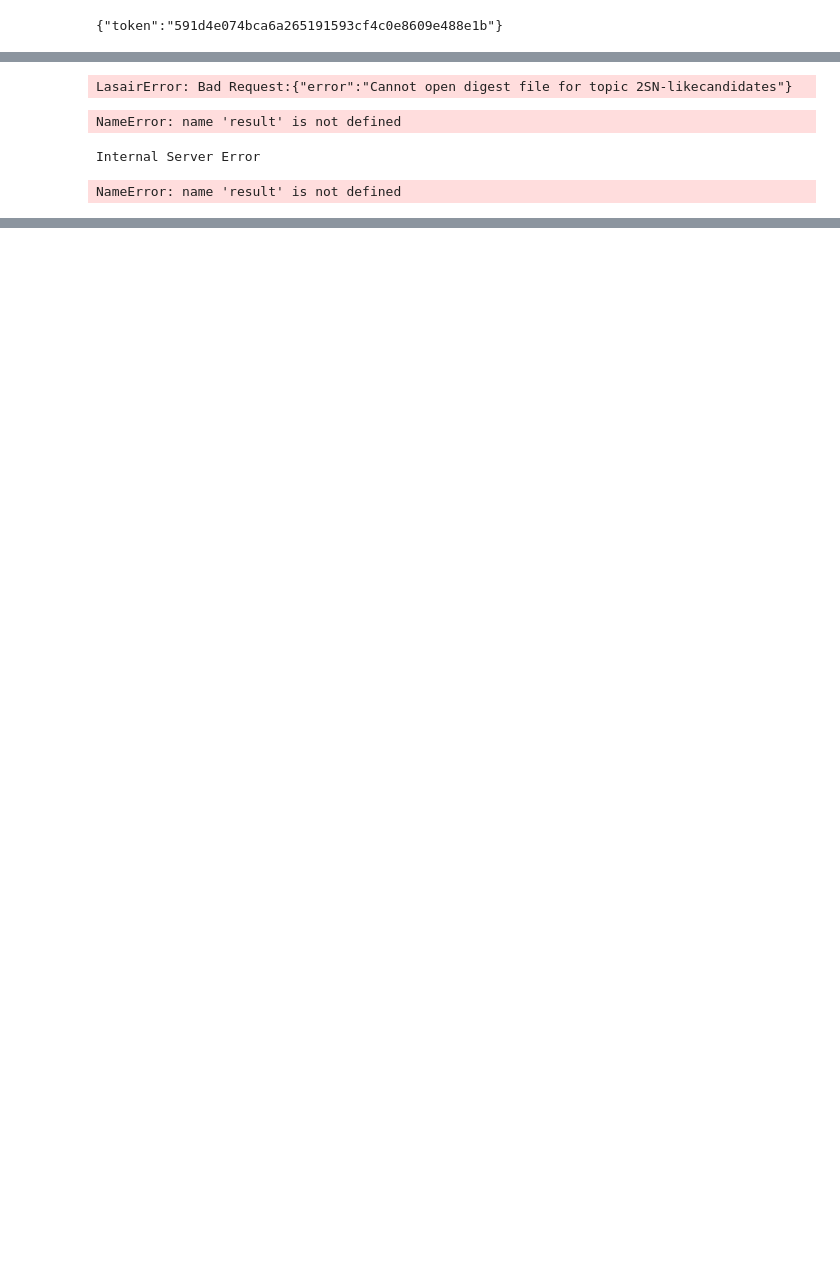
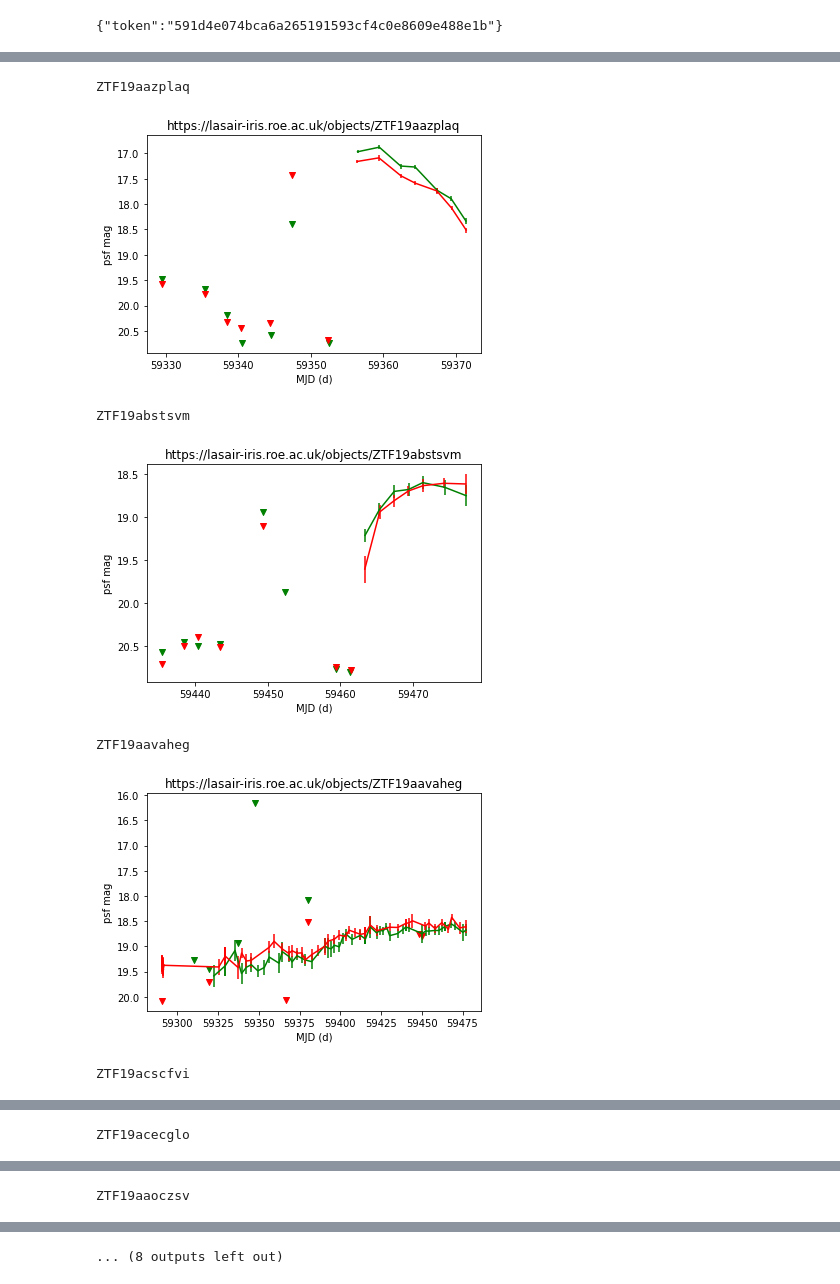
Before and after one commit to nalatraz/stENID, a Jupyter notebook: DataScrapper.ipynb, the cells around one changed output, grey strips where cells are left out. Saved outputs shown, nothing was run; the diff lists cells and outputs as text; code cells hidden in the pictures; blank space fills up the shorter version.

Commit message:
Updated DataScrapper
Incorporated Miika code.
Added documentation to lasair package.
Added TNS api key.

```diff
--- a/DataScrapper.ipynb
+++ b/DataScrapper.ipynb
@@ -34,26 +56,38 @@ NameError: name 'result' is not defined
-# %%
-result = L.streams(topic, limit=10)
-# %% [output]
-LasairError: Bad Request:{"error":"Cannot open digest file for topic 2SN-likecandidates"}
-# %%
-print(result)
-# %% [output]
-NameError: name 'result' is not defined
-# %%
-objectIds = ['ZTF18acmziob', 'SN2019bzq']
-
-try:
-    result = L.sherlock_objects(objectIds, lite = True)
-except LasairError as e:
-    print(e)
-
-for k, v in result['classifications'].items():
-    print(k, json.dumps(v, indent=2))
-
-for row in result['crossmatches']:
-    print(json.dumps(row, indent=2))
-
-print(len(result['crossmatches']))
-# %% [output]
-Internal Server Error
-NameError: name 'result' is not defined
+# %%
+token = '591d4e074bca6a265191593cf4c0e8609e488e1b'
+L = lasair(token)
+
+# Get the objects that are CURRENTLY brighter than mag 19 in both g and r, AND
+# have more than 12 positive flux detections, AND sherlock thinks the object is
+# a supernova. Must be a ZTF21 object.
+conditions = """
+sherlock_classifications.classification = "SN"
+AND objects.gmag < 19 AND objects.rmag < 19
+AND objects.ncandgp > 12
+AND objects.objectId like 'ZTF19%'
+"""
+
+# Just join the objects table and the sherlock_classifications table, just
+# pulling out the objectId.
+rows = L.query(
+    'objects.objectId',
+    'objects, sherlock_classifications',
+    conditions,
+    limit=10)
+objectIds = [row['objectId'] for row in rows]
+# %%
+lcs = L.lightcurves(objectIds)
+#print(lcs)
+for i in range(len(objectIds)):
+    print(objectIds[i])
+    #for cand in lcs[i]:
+    #    print(cand)
+    plotLC(lcs[i], objectIds[i])
+# %% [output]
+ZTF19aazplaq
+[figure, added]
+ZTF19abstsvm
+[figure, added]
+ZTF19aavaheg
+[figure, added]
+ZTF19acscfvi
@@ -59,0 +95 @@ NameError: name 'result' is not defined
+ZTF19acecglo
@@ -59,0 +97 @@ NameError: name 'result' is not defined
+ZTF19aaoczsv
@@ -59,0 +99 @@ NameError: name 'result' is not defined
+... (8 outputs left out)
```
Also changed, not shown: parts of 12 cells of this notebook.
